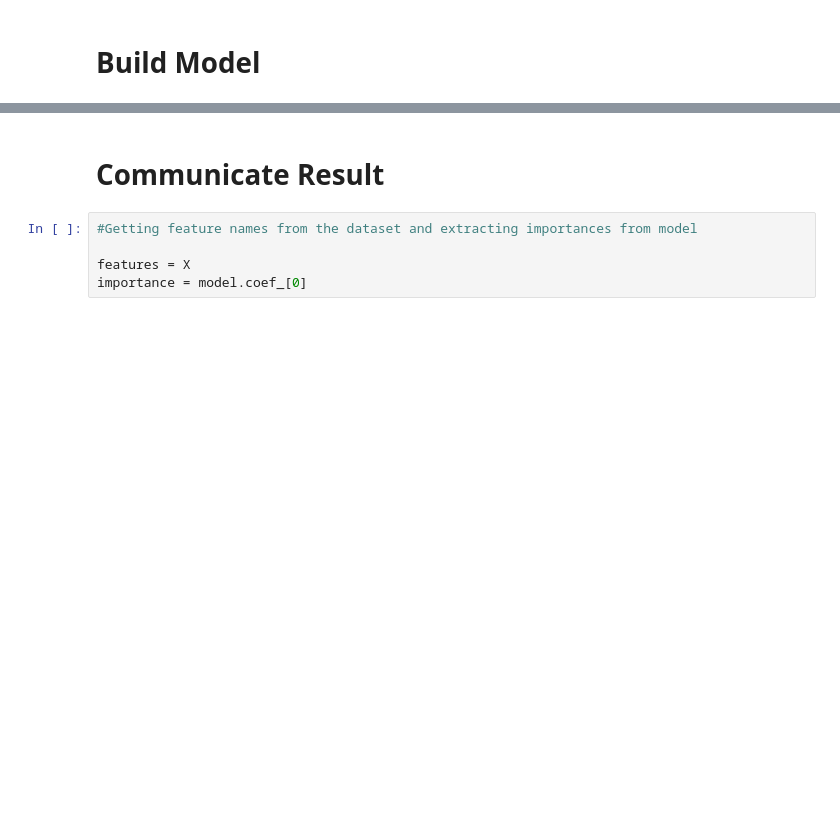
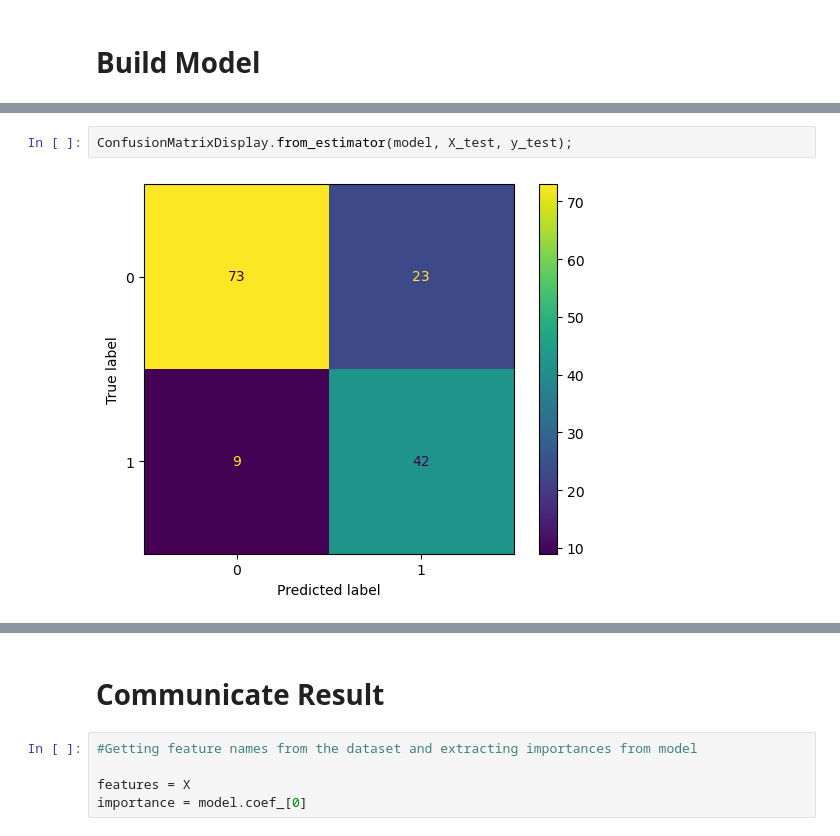
Before and after one commit to Alexpious/DIEBETICS-PREDICTION-USING-LOGISTIC-REGRESSION, a Jupyter notebook: Diabetes Prediction using Logistic Regression.ipynb, the cells around one changed output, grey strips where cells are left out. Cells and saved outputs as stored; diff of their text form; blank space fills up the shorter version.

```diff
--- a/Diabetes Prediction using Logistic Regression.ipynb
+++ b/Diabetes Prediction using Logistic Regression.ipynb
@@ -111,0 +181,4 @@ print(f' Testing model accuracy {model.score(X_test, y_test )}')
+# %%
+ConfusionMatrixDisplay.from_estimator(model, X_test, y_test);
+# %% [output]
+[figure, added]
```
Also changed, not shown: parts of 26 cells of this notebook.
